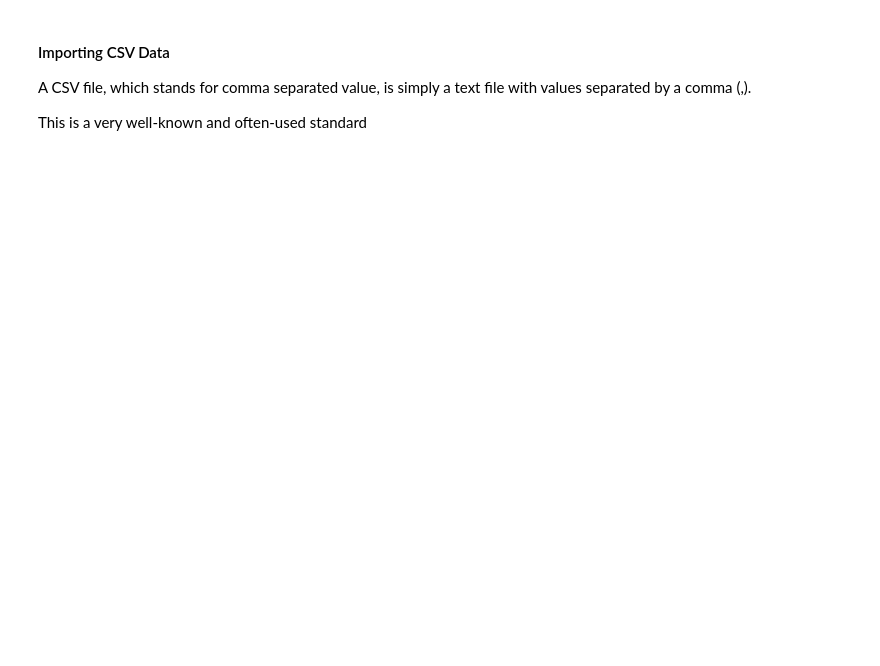
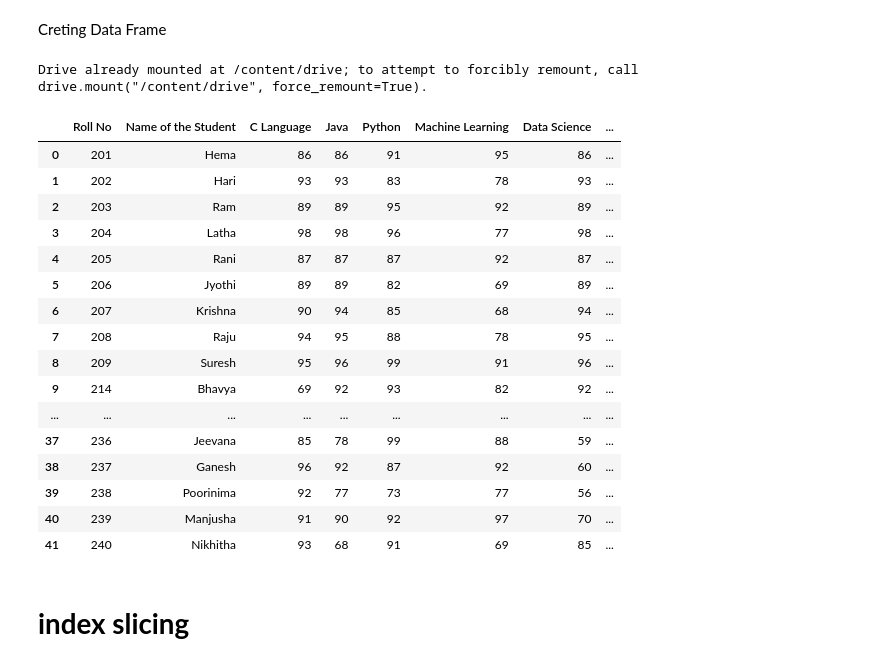
Before and after one commit to tharun7569/FML, a Jupyter notebook: pandas.ipynb, the cells around one changed output. Drawn from its saved outputs; the diff is of its cells as text; code cells hidden in the pictures; blank space fills up the shorter version.

```diff
--- a/pandas.ipynb
+++ b/pandas.ipynb
@@ -126,6 +1,2 @@ Often you'll need to use Pandas to analyze data that is stored in an Excel file
-# %% [markdown]
-#### Importing CSV Data
-
-A CSV file, which stands for comma separated value, is simply a text file with values separated by a comma (,).
-
-This is a very well-known and often-used standard
+# %% [markdown]
+Creting Data Frame
@@ -131,0 +6,29 @@ This is a very well-known and often-used standard
+# %%
+dataset=pd.read_excel("/content/drive/MyDrive/data sets/Student Marks.xlsx")
+# %%
+from google.colab import drive
+drive.mount('/content/drive')
+# %% [output]
+Drive already mounted at /content/drive; to attempt to forcibly remount, call drive.mount("/content/drive", force_remount=True).
+# %%
+dataset
+# %% [output]
+|  | Roll No | Name of the Student | C Language | Java | Python | Machine Learning | Data Science | ... |
+| 0 | 201 | Hema | 86 | 86 | 91 | 95 | 86 | ... |
+| 1 | 202 | Hari | 93 | 93 | 83 | 78 | 93 | ... |
+| 2 | 203 | Ram | 89 | 89 | 95 | 92 | 89 | ... |
+| 3 | 204 | Latha | 98 | 98 | 96 | 77 | 98 | ... |
+| 4 | 205 | Rani | 87 | 87 | 87 | 92 | 87 | ... |
+| 5 | 206 | Jyothi | 89 | 89 | 82 | 69 | 89 | ... |
+| 6 | 207 | Krishna | 90 | 94 | 85 | 68 | 94 | ... |
+| 7 | 208 | Raju | 94 | 95 | 88 | 78 | 95 | ... |
+| 8 | 209 | Suresh | 95 | 96 | 99 | 91 | 96 | ... |
+| 9 | 214 | Bhavya | 69 | 92 | 93 | 82 | 92 | ... |
+| ... | ... | ... | ... | ... | ... | ... | ... | ... |
+| 37 | 236 | Jeevana | 85 | 78 | 99 | 88 | 59 | ... |
+| 38 | 237 | Ganesh | 96 | 92 | 87 | 92 | 60 | ... |
+| 39 | 238 | Poorinima | 92 | 77 | 73 | 77 | 56 | ... |
+| 40 | 239 | Manjusha | 91 | 90 | 92 | 97 | 70 | ... |
+| 41 | 240 | Nikhitha | 93 | 68 | 91 | 69 | 85 | ... |
+# %% [markdown]
+# **index slicing**
```
Also changed, not shown: parts of 142 cells of this notebook.
